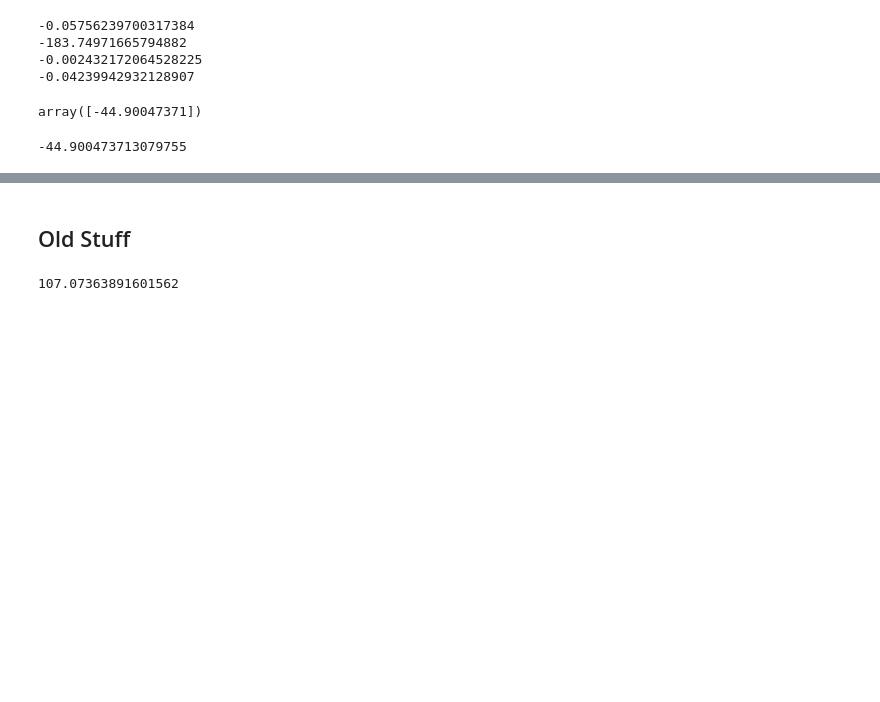
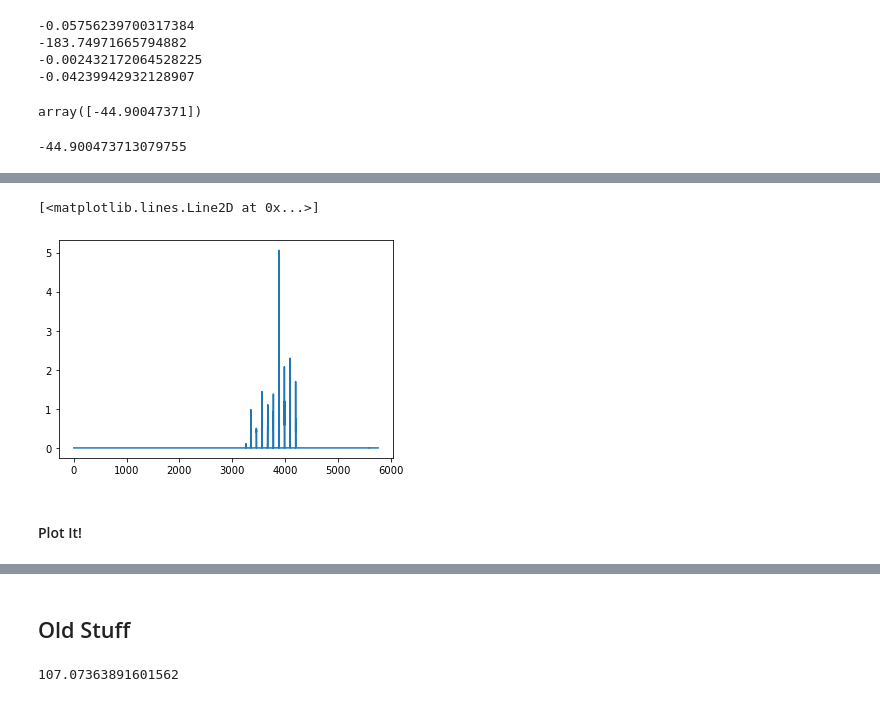
Before and after one commit to EcohydrologyTeam/ClearWater-riverine, a Jupyter notebook: examples/Sparse_Matrix_Framework-muncie.ipynb, the cells around one changed output, grey strips where cells are left out. Cells and saved outputs as stored; diff of their text form; code cells hidden in the pictures; blank space fills up the shorter version.

```diff
--- a/examples/Sparse_Matrix_Framework-muncie.ipynb
+++ b/examples/Sparse_Matrix_Framework-muncie.ipynb
@@ -809,0 +892,20 @@ a -d
+# %%
+class RHS:
+    def __init__(self, ds, t):
+        '''
+        ds: xarray containing all geometry and ouptut results from RAS2D.
+            Should follow UGRID conventions.
+        params: A class instance containing additional parameters.
+            TBD if this will remain or if parameters will be integrated into xarray.
+        t: timestep index
+        '''
+        self.conc = np.zeros(len(ds['nface']))
+        self.conc[3673] = 50
+        self.vals = np.zeros(len(ds['nface']))
+        seconds = ds['dt'].values[t] #  / np.timedelta64(1, 's'))
+        self.vals[:] = ds['volume'][t] / seconds * self.conc  # eventually also need to add total-load source/sink term (M/T/L2)
+        print(np.where(ds['volume'][t] > 0))
+
+    def updateValues(self, vector, ds, t):
+        seconds = ds['dt'].values[t] # / np.timedelta64(1, 's'))
+        self.vals[:] = vector * ds['volume'][t] / seconds
@@ -809,0 +924,9 @@ a -d
+# %%
+x = spsolve(A, b)
+# %%
+plt.plot(range(len(x)), x)
+# %% [output]
+[<matplotlib.lines.Line2D at 0x...>]
+[figure, added]
+# %% [markdown]
+#### Plot It!
```
Also changed, not shown: parts of 22 cells of this notebook, 1 other file.
